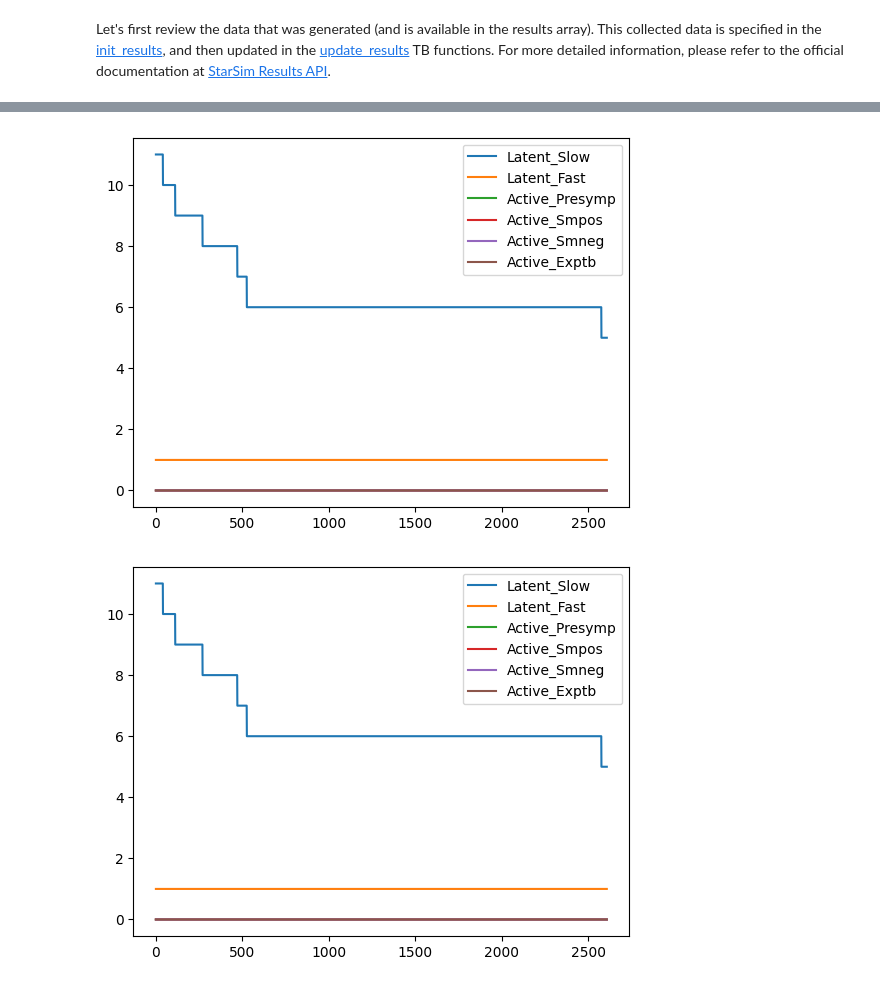
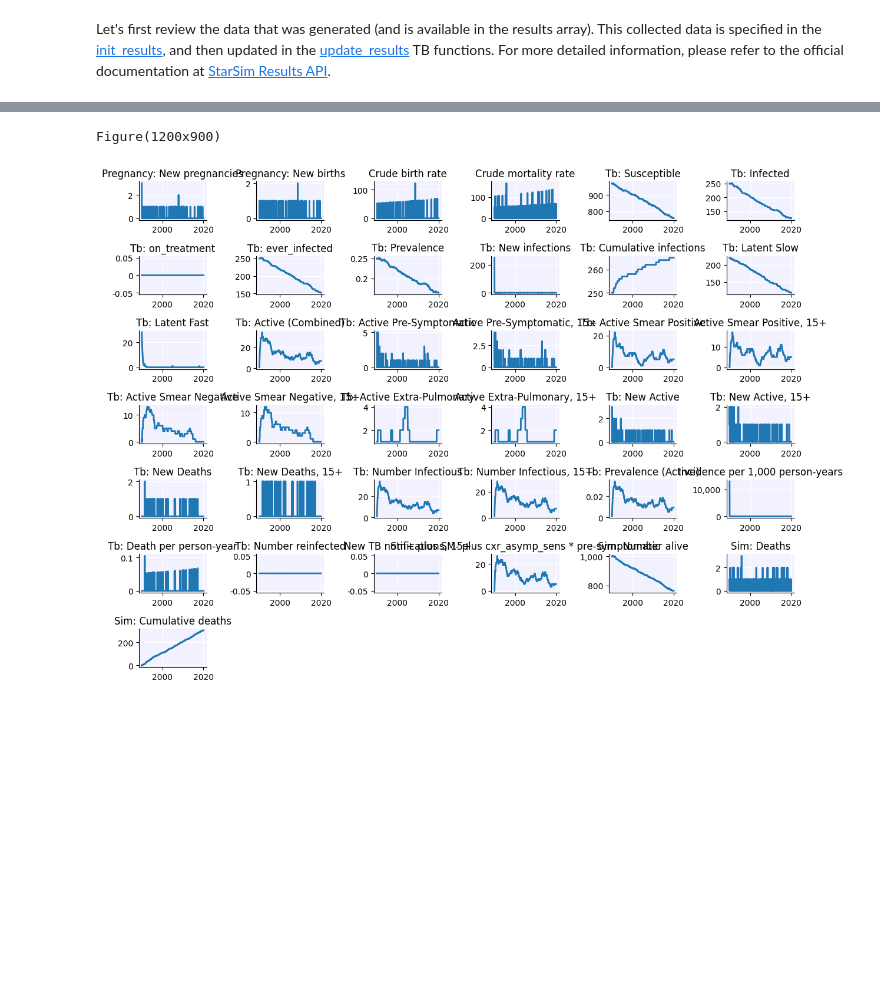
Before and after one commit to starsimhub/tbsim, a Jupyter notebook: docs/tutorials/tuberculosis_sim.ipynb, the cells around one changed output, grey strips where cells are left out. Drawn from its saved outputs; the diff is of its cells as text; code cells hidden in the pictures; blank space fills up the shorter version.

```diff
--- a/docs/tutorials/tuberculosis_sim.ipynb
+++ b/docs/tutorials/tuberculosis_sim.ipynb
@@ -169,6 +167,5 @@ Text(0.5, 1.0, 'The most basic plotting sample \n TB Prevalence \n (raw data)')
-# %%
-# Method 1: ---------------------------------
-sim.diseases['tb'].plot()   # Plot the results of the simulation - inherited from the starsim library which is available under the diseases attribute of the simulation
-# %% [output]
-[figure, removed]
-[figure, removed]
+# %%
+sim.plot()
+# %% [output]
+Figure(1200x900)
+[figure, added]
```
Also changed, not shown: parts of 19 cells of this notebook, 3 other files.
